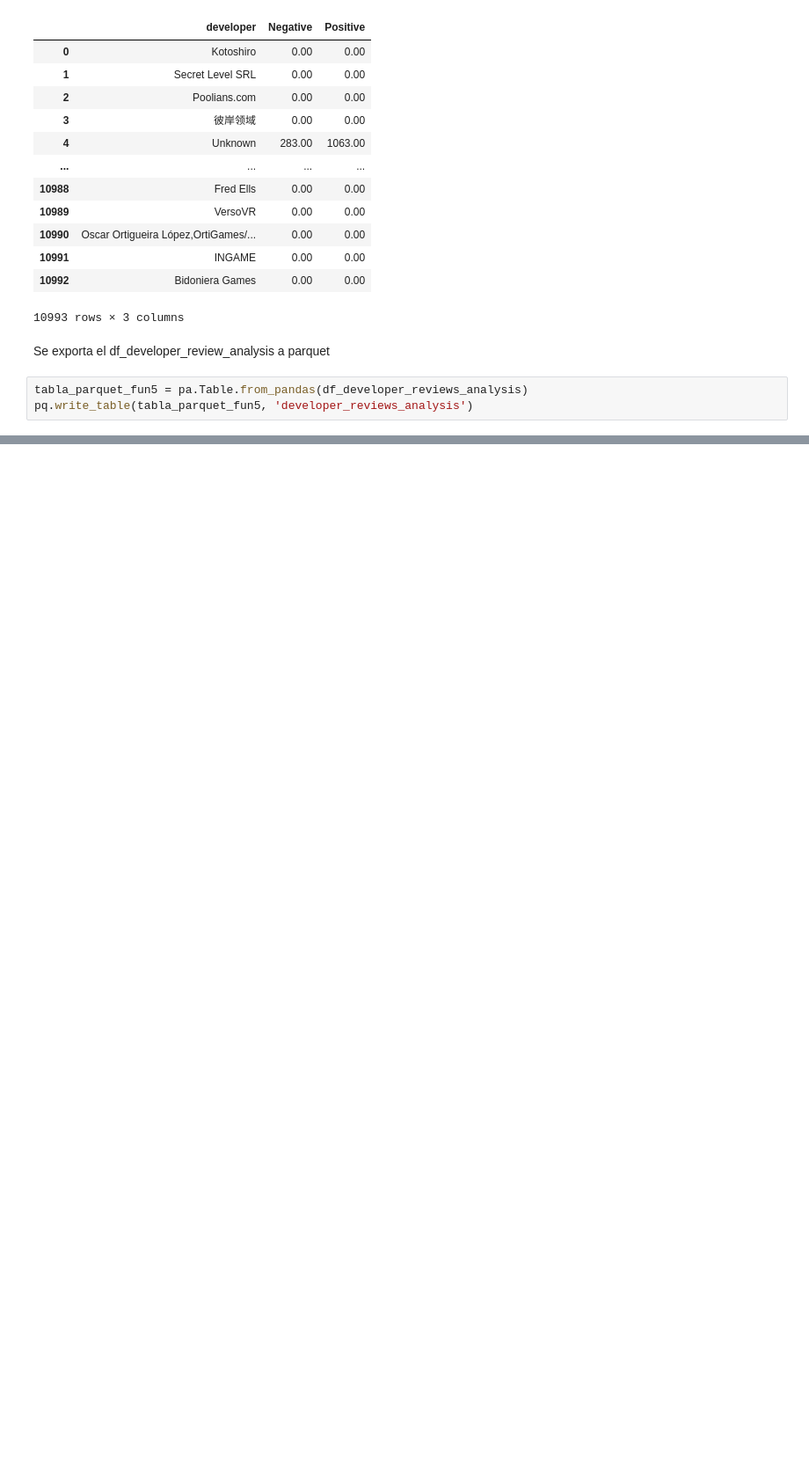
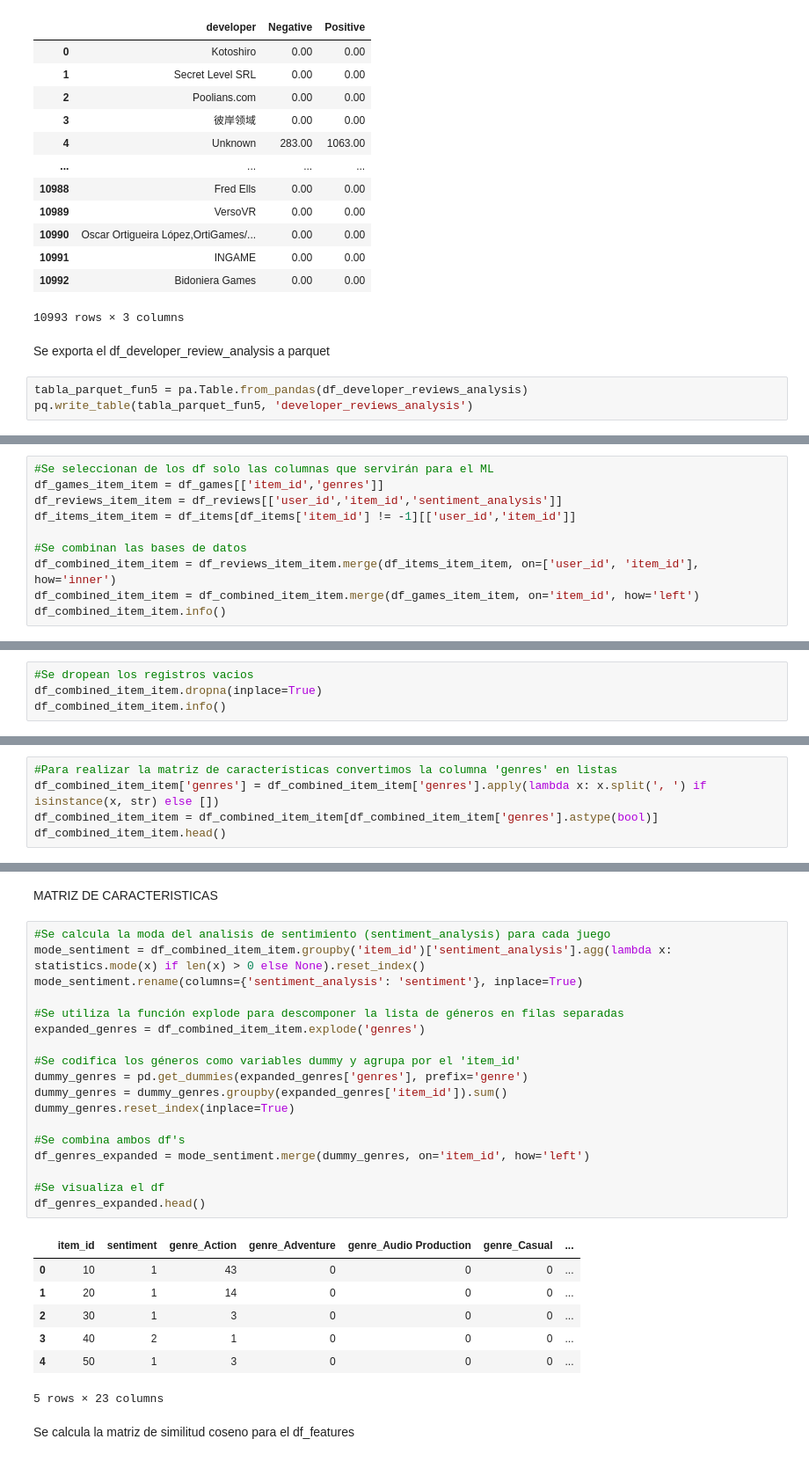
Before and after one commit to KEVINC2017/PI_ML_OPS-FT, a Jupyter notebook: ETL-EDA.ipynb, the cells around one changed output, grey strips where cells are left out. Shown: that part at 88% size. Drawn from its saved outputs; the diff is of its cells as text; blank space fills up the shorter version.

```diff
--- a/ETL-EDA.ipynb
+++ b/ETL-EDA.ipynb
@@ -1359,0 +1373,10 @@ pq.write_table(tabla_parquet_fun5, 'developer_reviews_analysis')
+# %%
+#Se seleccionan de los df solo las columnas que servirán para el ML
+df_games_item_item = df_games[['item_id','genres']]
+df_reviews_item_item = df_reviews[['user_id','item_id','sentiment_analysis']]
+df_items_item_item = df_items[df_items['item_id'] != -1][['user_id','item_id']]
+
+#Se combinan las bases de datos
+df_combined_item_item = df_reviews_item_item.merge(df_items_item_item, on=['user_id', 'item_id'], how='inner')
+df_combined_item_item = df_combined_item_item.merge(df_games_item_item, on='item_id', how='left')
+df_combined_item_item.info()
@@ -1359,0 +1404,4 @@ pq.write_table(tabla_parquet_fun5, 'developer_reviews_analysis')
+# %%
+#Se dropean los registros vacios
+df_combined_item_item.dropna(inplace=True)
+df_combined_item_item.info()
@@ -1359,0 +1420,5 @@ pq.write_table(tabla_parquet_fun5, 'developer_reviews_analysis')
+# %%
+#Para realizar la matriz de características convertimos la columna 'genres' en listas
+df_combined_item_item['genres'] = df_combined_item_item['genres'].apply(lambda x: x.split(', ') if isinstance(x, str) else [])
+df_combined_item_item = df_combined_item_item[df_combined_item_item['genres'].astype(bool)]
+df_combined_item_item.head()
@@ -1359,0 +1432,30 @@ pq.write_table(tabla_parquet_fun5, 'developer_reviews_analysis')
+# %% [markdown]
+MATRIZ DE CARACTERISTICAS
+# %%
+#Se calcula la moda del analisis de sentimiento (sentiment_analysis) para cada juego
+mode_sentiment = df_combined_item_item.groupby('item_id')['sentiment_analysis'].agg(lambda x: statistics.mode(x) if len(x) > 0 else None).reset_index()
+mode_sentiment.rename(columns={'sentiment_analysis': 'sentiment'}, inplace=True)
+
+#Se utiliza la función explode para descomponer la lista de géneros en filas separadas
+expanded_genres = df_combined_item_item.explode('genres')
+
+#Se codifica los géneros como variables dummy y agrupa por el 'item_id'
+dummy_genres = pd.get_dummies(expanded_genres['genres'], prefix='genre')
+dummy_genres = dummy_genres.groupby(expanded_genres['item_id']).sum()
+dummy_genres.reset_index(inplace=True)
+
+#Se combina ambos df's
+df_genres_expanded = mode_sentiment.merge(dummy_genres, on='item_id', how='left')
+
+#Se visualiza el df
+df_genres_expanded.head()
+# %% [output]
+|  | item_id | sentiment | genre_Action | genre_Adventure | genre_Audio Production | genre_Casual | ... |
+| 0 | 10 | 1 | 43 | 0 | 0 | 0 | ... |
+| 1 | 20 | 1 | 14 | 0 | 0 | 0 | ... |
+| 2 | 30 | 1 | 3 | 0 | 0 | 0 | ... |
+| 3 | 40 | 2 | 1 | 0 | 0 | 0 | ... |
+| 4 | 50 | 1 | 3 | 0 | 0 | 0 | ... |
+5 rows × 23 columns
+# %% [markdown]
+Se calcula la matriz de similitud coseno para el df_features
```
Also changed, not shown: parts of 28 cells of this notebook, 7 other files.
